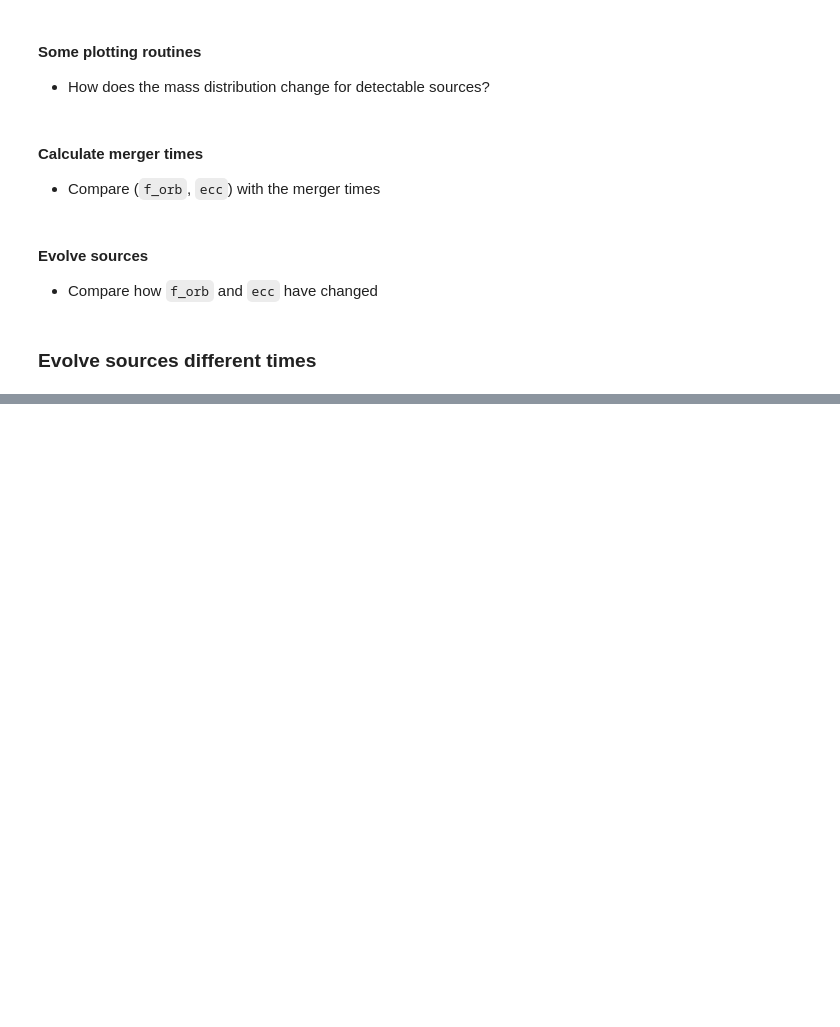
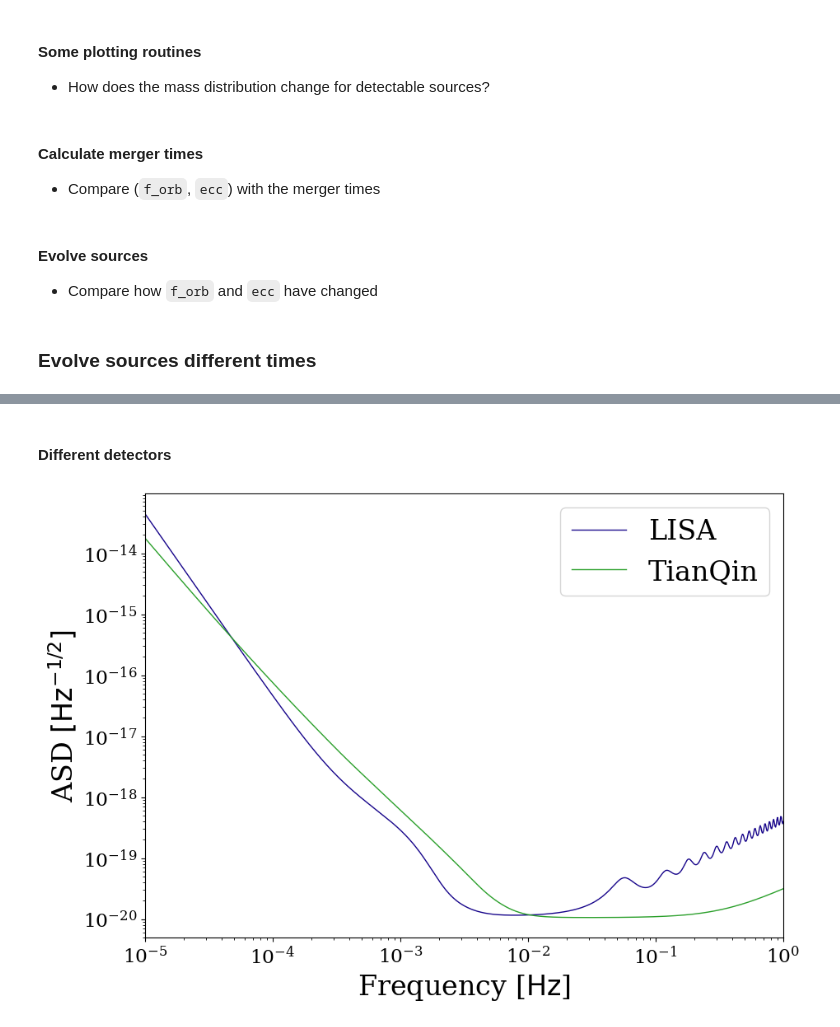
Before and after one commit to TeamLEGWORK/demo-materials, a Jupyter notebook: gwanw2024/demo.ipynb, the cells around one changed output, grey strips where cells are left out. Saved outputs shown, nothing was run; the diff lists cells and outputs as text; code cells hidden in the pictures; blank space fills up the shorter version.

```diff
--- a/gwanw2024/demo.ipynb
+++ b/gwanw2024/demo.ipynb
@@ -37,0 +64,9 @@ import legwork as lw
+# %% [markdown]
+#### Different detectors
+# %%
+fig, ax = lw.visualisation.plot_sensitivity_curve(show=False, fill=False, label="LISA")
+fig, ax = lw.visualisation.plot_sensitivity_curve(fig=fig, ax=ax, instrument="TianQin", color="tab:green", show=False, fill=False, label="TianQin")
+ax.legend()
+plt.show()
+# %% [output]
+[figure, added]
```
Also changed, not shown: parts of 16 cells of this notebook, 2 other files.
